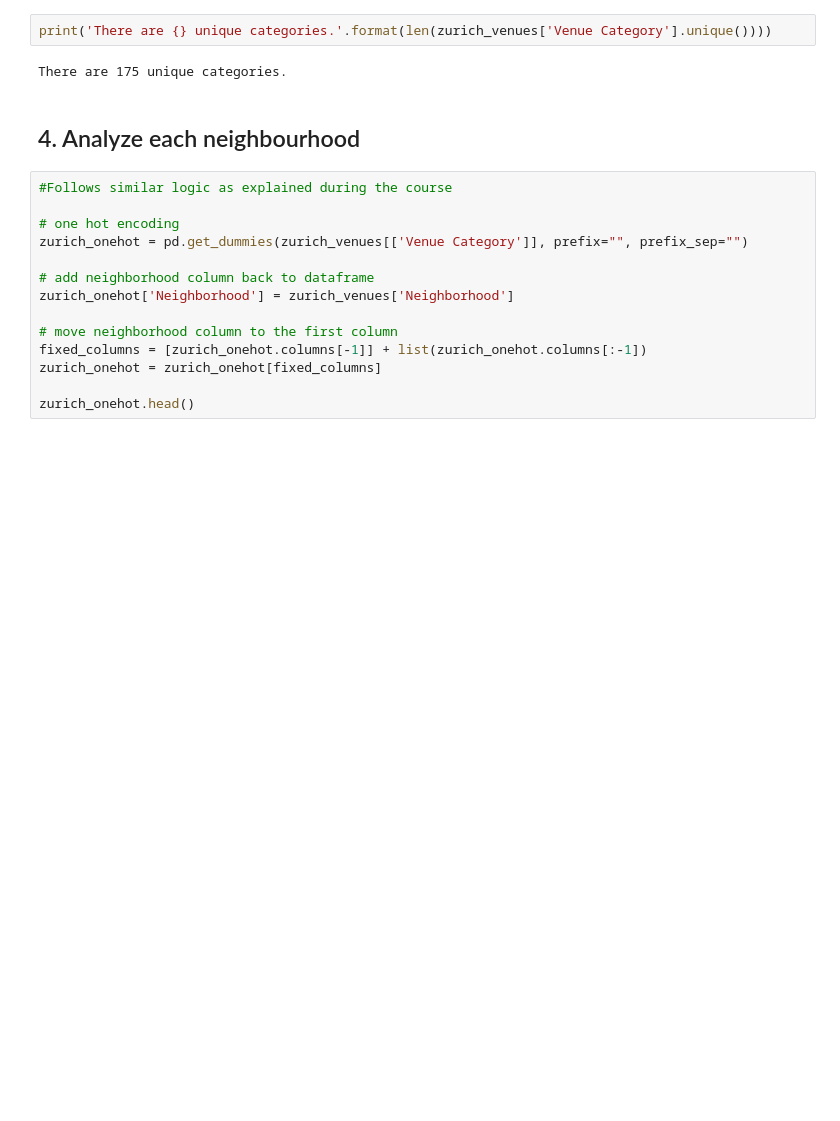
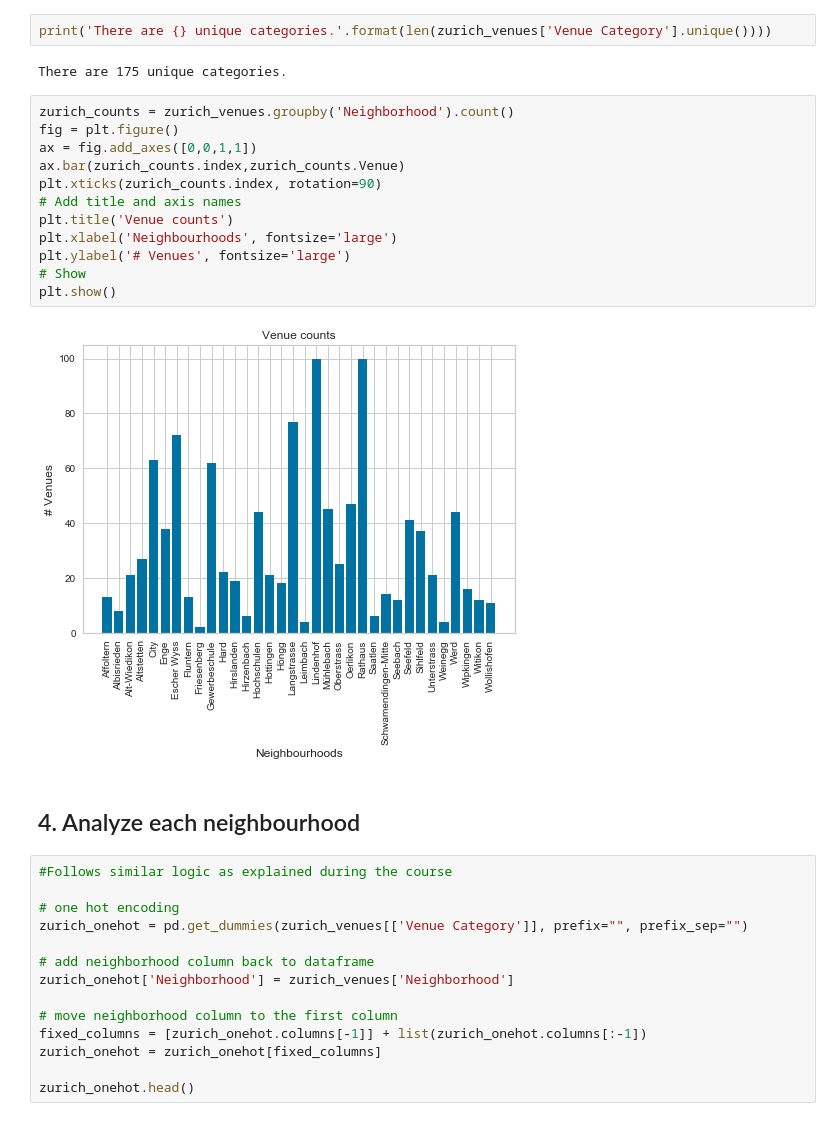
Before and after one commit to Davide5/expert-octo-meme, a Jupyter notebook: Final_Capstone_Project.ipynb, the cells around one changed output. Drawn from its saved outputs; the diff is of its cells as text; blank space fills up the shorter version.

```diff
--- a/Final_Capstone_Project.ipynb
+++ b/Final_Capstone_Project.ipynb
@@ -273,6 +274,20 @@ zurich_venues.groupby('Neighborhood').count()
 print('There are {} unique categories.'.format(len(zurich_venues['Venue Category'].unique())))
 # %% [output]
 There are 175 unique categories.
+# %%
+zurich_counts = zurich_venues.groupby('Neighborhood').count()
+fig = plt.figure()
+ax = fig.add_axes([0,0,1,1])
+ax.bar(zurich_counts.index,zurich_counts.Venue)
+plt.xticks(zurich_counts.index, rotation=90)
+# Add title and axis names
+plt.title('Venue counts')
+plt.xlabel('Neighbourhoods', fontsize='large')
+plt.ylabel('# Venues', fontsize='large')
+# Show
+plt.show()
+# %% [output]
+[figure, added]
 # %% [markdown]
 ## 4. Analyze each neighbourhood
 # %%
```
Also changed, not shown: parts of 18 cells of this notebook.
